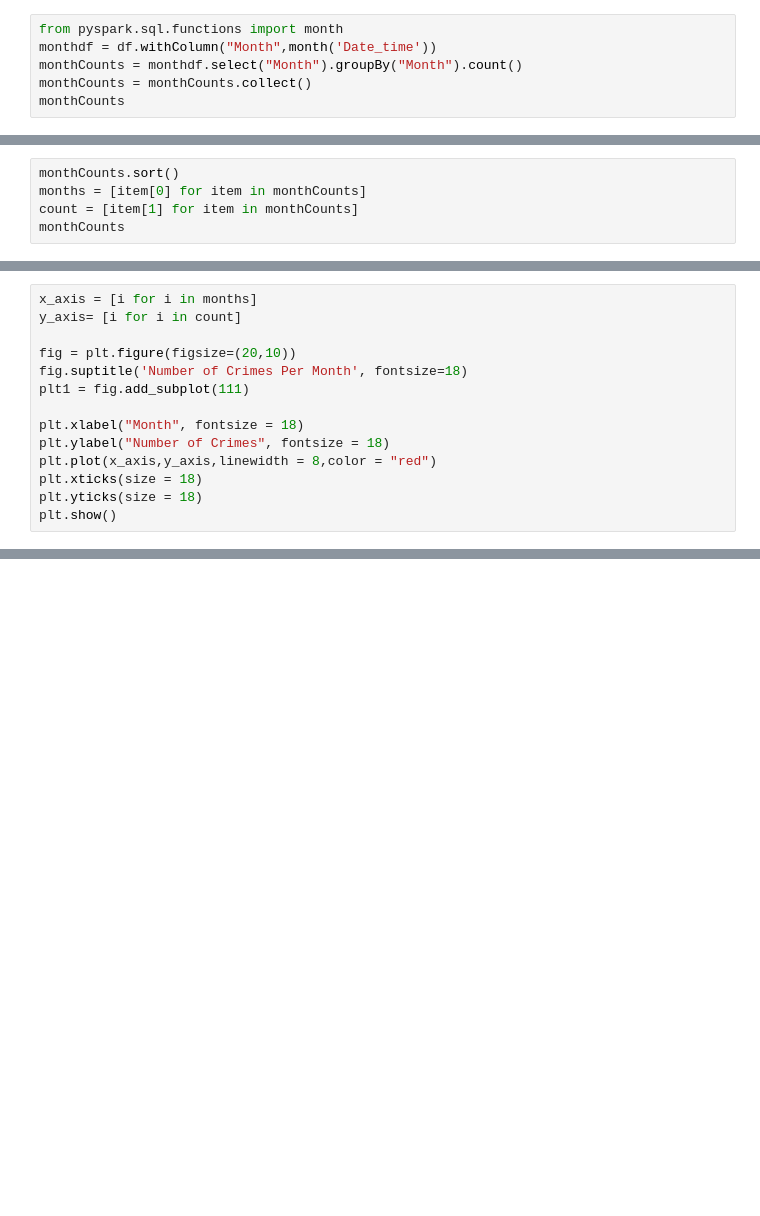
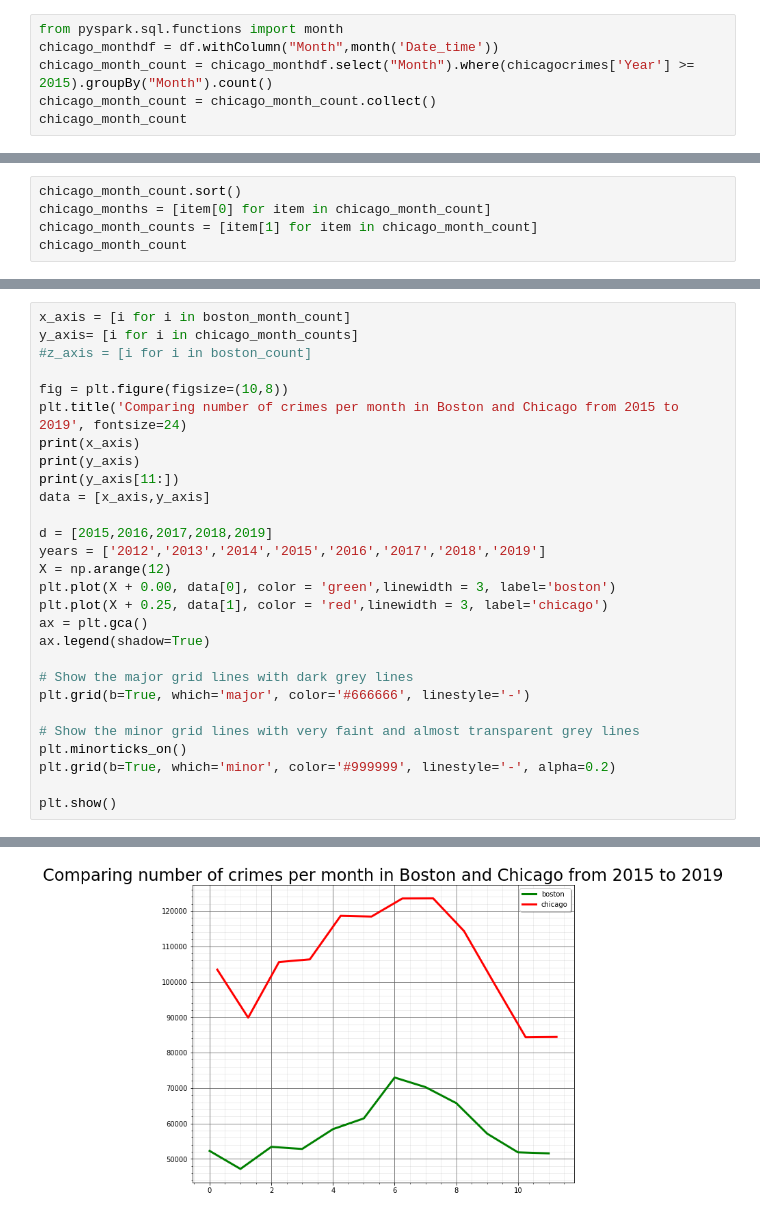
Before and after one commit to Kotiba-saket/DataMining, a Jupyter notebook: CrimeInBostenEnChicago.ipynb, the cells around one changed output, grey strips where cells are left out. Cells and saved outputs as stored; diff of their text form; blank space fills up the shorter version.

```diff
--- a/CrimeInBostenEnChicago.ipynb
+++ b/CrimeInBostenEnChicago.ipynb
@@ -80,6 +251,6 @@ plt.show()
 # %%
 from pyspark.sql.functions import month
-monthdf = df.withColumn("Month",month('Date_time'))
-monthCounts = monthdf.select("Month").groupBy("Month").count()
-monthCounts = monthCounts.collect()
-monthCounts
+chicago_monthdf = df.withColumn("Month",month('Date_time'))
+chicago_month_count = chicago_monthdf.select("Month").where(chicagocrimes['Year'] >= 2015).groupBy("Month").count()
+chicago_month_count = chicago_month_count.collect()
+chicago_month_count
@@ -86,5 +270,5 @@ monthCounts
 # %%
-monthCounts.sort()
-months = [item[0] for item in monthCounts]
-count = [item[1] for item in monthCounts]
-monthCounts
+chicago_month_count.sort()
+chicago_months = [item[0] for item in chicago_month_count]
+chicago_month_counts = [item[1] for item in chicago_month_count]
+chicago_month_count
@@ -91,14 +288,29 @@ monthCounts
-# %%
-x_axis = [i for i in months]
-y_axis= [i for i in count]
-
-fig = plt.figure(figsize=(20,10))
-fig.suptitle('Number of Crimes Per Month', fontsize=18)
-plt1 = fig.add_subplot(111)
-
-plt.xlabel("Month", fontsize = 18)
-plt.ylabel("Number of Crimes", fontsize = 18)
-plt.plot(x_axis,y_axis,linewidth = 8,color = "red")
-plt.xticks(size = 18)
-plt.yticks(size = 18)
-plt.show()
+# %%
+x_axis = [i for i in boston_month_count]
+y_axis= [i for i in chicago_month_counts]
+#z_axis = [i for i in boston_count]
+
+fig = plt.figure(figsize=(10,8))
+plt.title('Comparing number of crimes per month in Boston and Chicago from 2015 to 2019', fontsize=24)
+print(x_axis)
+print(y_axis)
+print(y_axis[11:])
+data = [x_axis,y_axis]
+
+d = [2015,2016,2017,2018,2019]
+years = ['2012','2013','2014','2015','2016','2017','2018','2019']
+X = np.arange(12)
+plt.plot(X + 0.00, data[0], color = 'green',linewidth = 3, label='boston')
+plt.plot(X + 0.25, data[1], color = 'red',linewidth = 3, label='chicago')
+ax = plt.gca()
+ax.legend(shadow=True)
+
+# Show the major grid lines with dark grey lines
+plt.grid(b=True, which='major', color='#666666', linestyle='-')
+
+# Show the minor grid lines with very faint and almost transparent grey lines
+plt.minorticks_on()
+plt.grid(b=True, which='minor', color='#999999', linestyle='-', alpha=0.2)
+
+plt.show()
+# %% [output]
@@ -104,0 +320 @@ plt.show()
+[figure, added]
```
Also changed, not shown: parts of 24 cells of this notebook.
